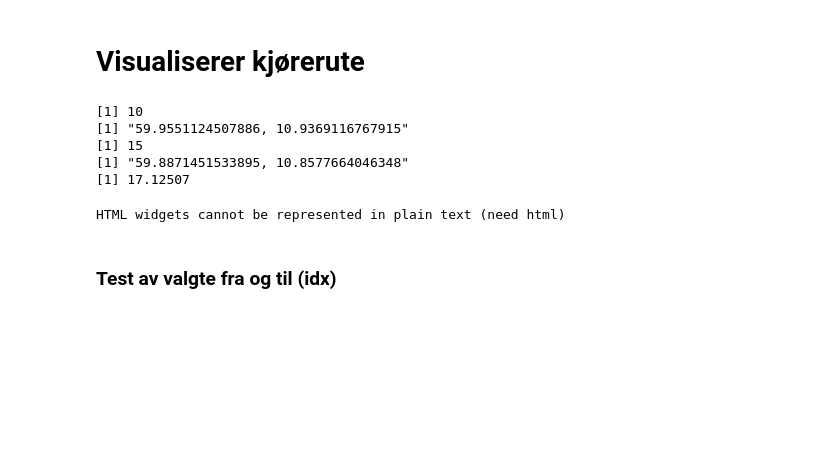
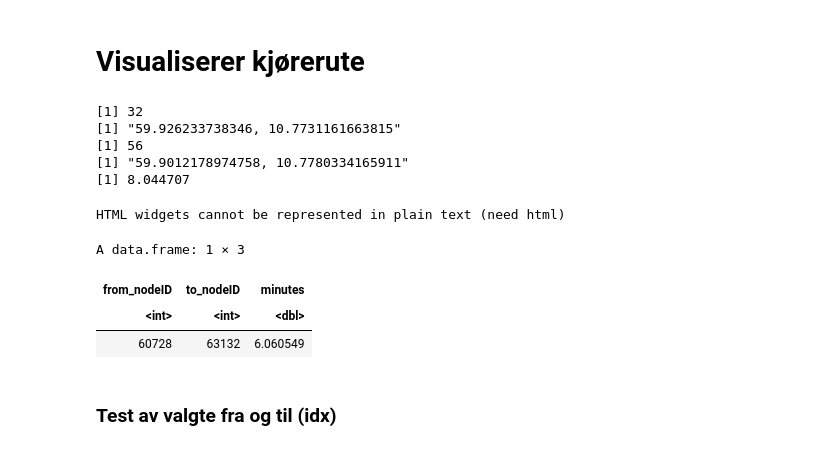
Before and after one commit to statisticsnorway/GISSB, a Jupyter notebook: benchmarking/Test av vegnett (1000x1000).ipynb, the cells around one changed output. Saved outputs shown, nothing was run; the diff lists cells and outputs as text; code cells hidden in the pictures; blank space fills up the shorter version.

```diff
--- a/benchmarking/Test av vegnett (1000x1000).ipynb
+++ b/benchmarking/Test av vegnett (1000x1000).ipynb
@@ -1,7 +1,7 @@
 # %% [markdown]
 # Test av vegnett 2021 og 2022 (Oslo)
 # %%
-aargang <- 2022
+aargang <- 2021
 
 turn_restrictions <- FALSE
 
@@ -521,30 +378,40 @@ graph_new <- tidygraph::tbl_graph(nodes = nodes_new,
 # %%
 sample <- masterfil_begge %>%
   ungroup() %>%
   sample_n(1)
 
 print(sample$idx)
 print(sample$coords_google_from_node)
 
 print(sample$idx_to)
 print(sample$coords_google_to_node)
 
 print(sample$minutes)
 
 path <- shortest_path_igraph(from_node_ID = sample$from_nodeID,
                              to_node_ID = sample$to_nodeID,
                              graph = graph_new,
                              unit = "minutes",
                              path = T)
 
 path_leaflet(path, graph_object = graph_new)
+
+shortest_path_cppRouting(sample$from_nodeID,
+                                      sample$to_nodeID,
+                                      unit = "minutes",
+                                      dist = "all",
+                                      graph_cppRouting_fix = TRUE)
 # %% [output]
-[1] 10
-[1] "59.9551124507886, 10.9369116767915"
-[1] 15
-[1] "59.8871451533895, 10.8577664046348"
-[1] 17.12507
+[1] 32
+[1] "59.926233738346, 10.7731161663815"
+[1] 56
+[1] "59.9012178974758, 10.7780334165911"
+[1] 8.044707
 HTML widgets cannot be represented in plain text (need html)
+A data.frame: 1 × 3
+| from_nodeID | to_nodeID | minutes |
+| <int> | <int> | <dbl> |
+| 60728 | 63132 | 6.060549 |
 # %% [markdown]
 ### Test av valgte fra og til (idx)
 # %%
```
Also changed, not shown: parts of 8 cells of this notebook, 1 other file.
